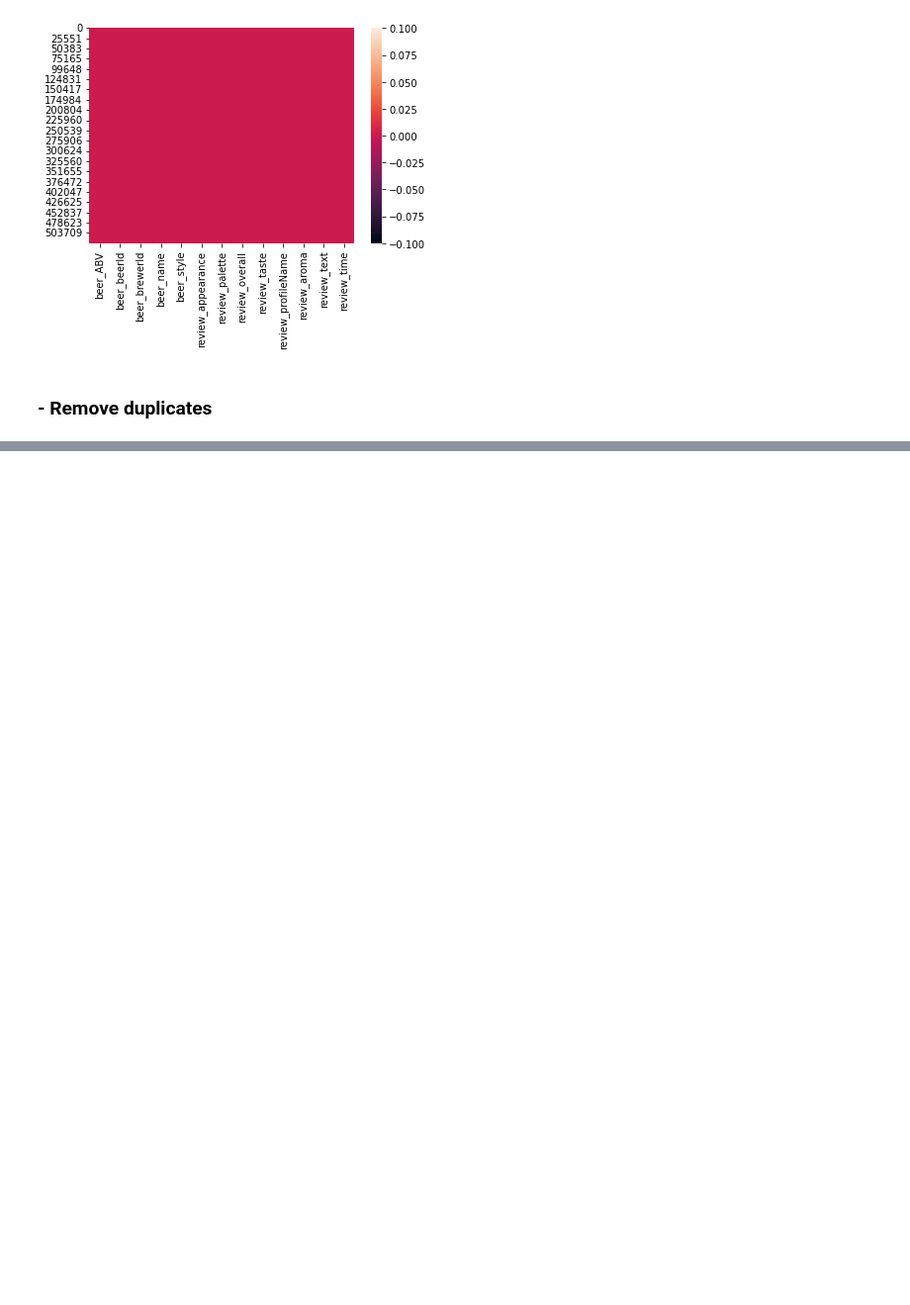
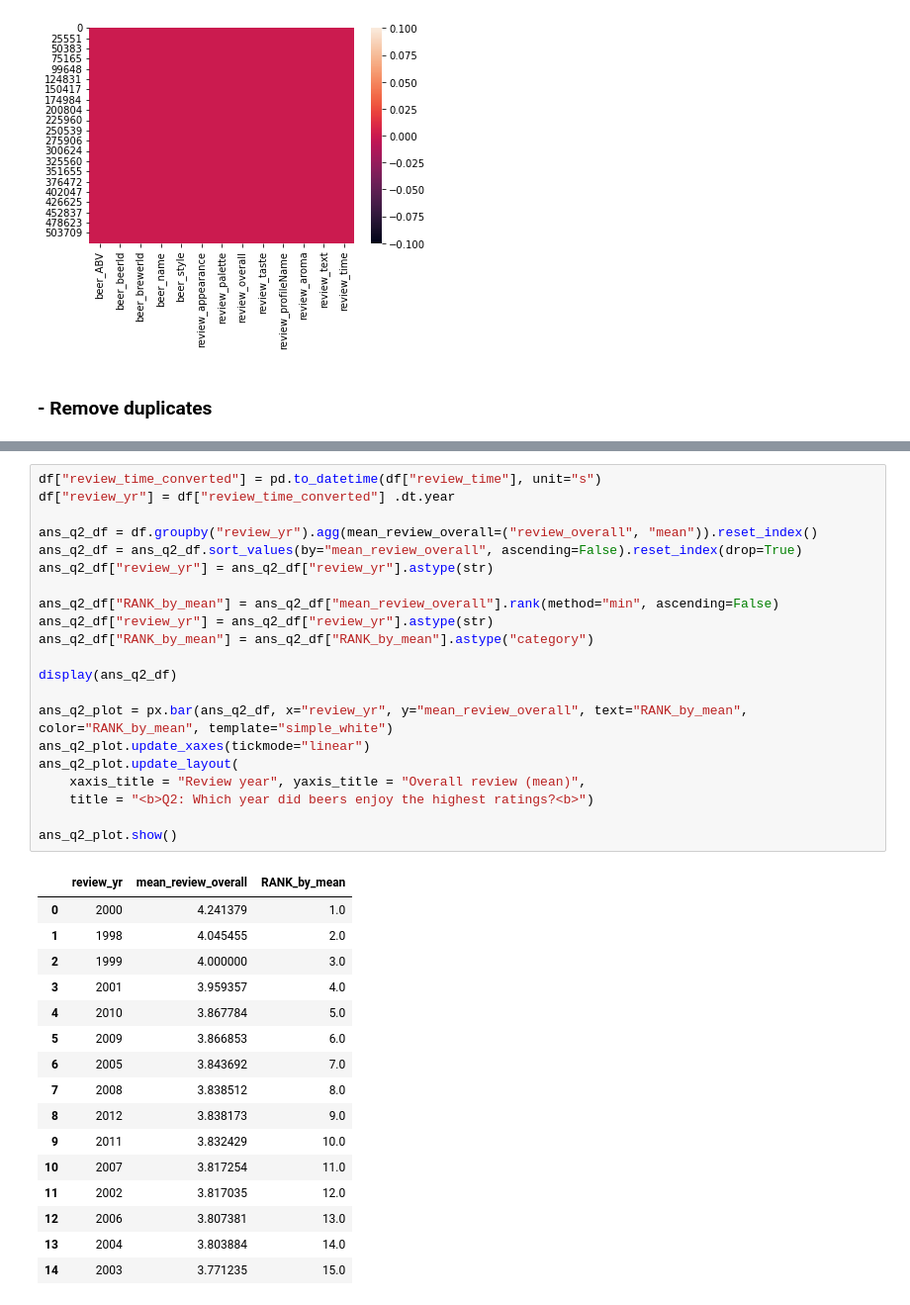
Before and after one commit to Noel-Ocean/Projects_Selected, a Jupyter notebook: EvolentHealth_BestBeer.ipynb, the cells around one changed output, grey strips where cells are left out. Shown at 99% size. Drawn from its saved outputs; the diff is of its cells as text; blank space fills up the shorter version.

```diff
--- a/EvolentHealth_BestBeer.ipynb
+++ b/EvolentHealth_BestBeer.ipynb
@@ -169,0 +193,38 @@ SkewtestResult(statistic=318.3167088772542, pvalue=0.0)
+# %%
+df["review_time_converted"] = pd.to_datetime(df["review_time"], unit="s")
+df["review_yr"] = df["review_time_converted"] .dt.year
+
+ans_q2_df = df.groupby("review_yr").agg(mean_review_overall=("review_overall", "mean")).reset_index()
+ans_q2_df = ans_q2_df.sort_values(by="mean_review_overall", ascending=False).reset_index(drop=True)
+ans_q2_df["review_yr"] = ans_q2_df["review_yr"].astype(str)
+
+ans_q2_df["RANK_by_mean"] = ans_q2_df["mean_review_overall"].rank(method="min", ascending=False)
+ans_q2_df["review_yr"] = ans_q2_df["review_yr"].astype(str)
+ans_q2_df["RANK_by_mean"] = ans_q2_df["RANK_by_mean"].astype("category")
+
+display(ans_q2_df)
+
+ans_q2_plot = px.bar(ans_q2_df, x="review_yr", y="mean_review_overall", text="RANK_by_mean", color="RANK_by_mean", template="simple_white")
+ans_q2_plot.update_xaxes(tickmode="linear")
+ans_q2_plot.update_layout(
+    xaxis_title = "Review year", yaxis_title = "Overall review (mean)",
+    title = "<b>Q2: Which year did beers enjoy the highest ratings?<b>")
+
+ans_q2_plot.show()
+# %% [output]
+|  | review_yr | mean_review_overall | RANK_by_mean |
+| 0 | 2000 | 4.241379 | 1.0 |
+| 1 | 1998 | 4.045455 | 2.0 |
+| 2 | 1999 | 4.000000 | 3.0 |
+| 3 | 2001 | 3.959357 | 4.0 |
+| 4 | 2010 | 3.867784 | 5.0 |
+| 5 | 2009 | 3.866853 | 6.0 |
+| 6 | 2005 | 3.843692 | 7.0 |
+| 7 | 2008 | 3.838512 | 8.0 |
+| 8 | 2012 | 3.838173 | 9.0 |
+| 9 | 2011 | 3.832429 | 10.0 |
+| 10 | 2007 | 3.817254 | 11.0 |
+| 11 | 2002 | 3.817035 | 12.0 |
+| 12 | 2006 | 3.807381 | 13.0 |
+| 13 | 2004 | 3.803884 | 14.0 |
+| 14 | 2003 | 3.771235 | 15.0 |
```
Also changed, not shown: parts of 16 cells of this notebook.
